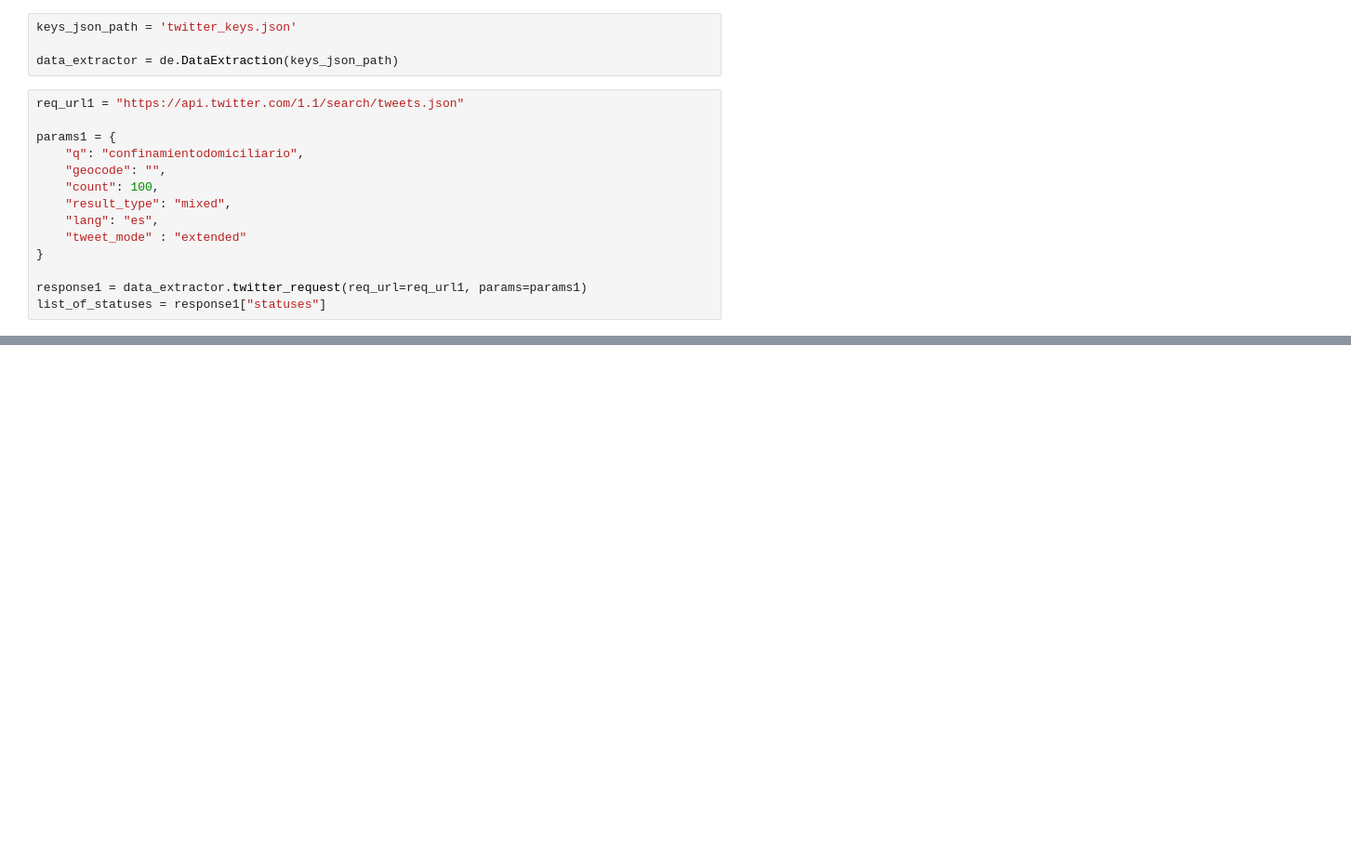
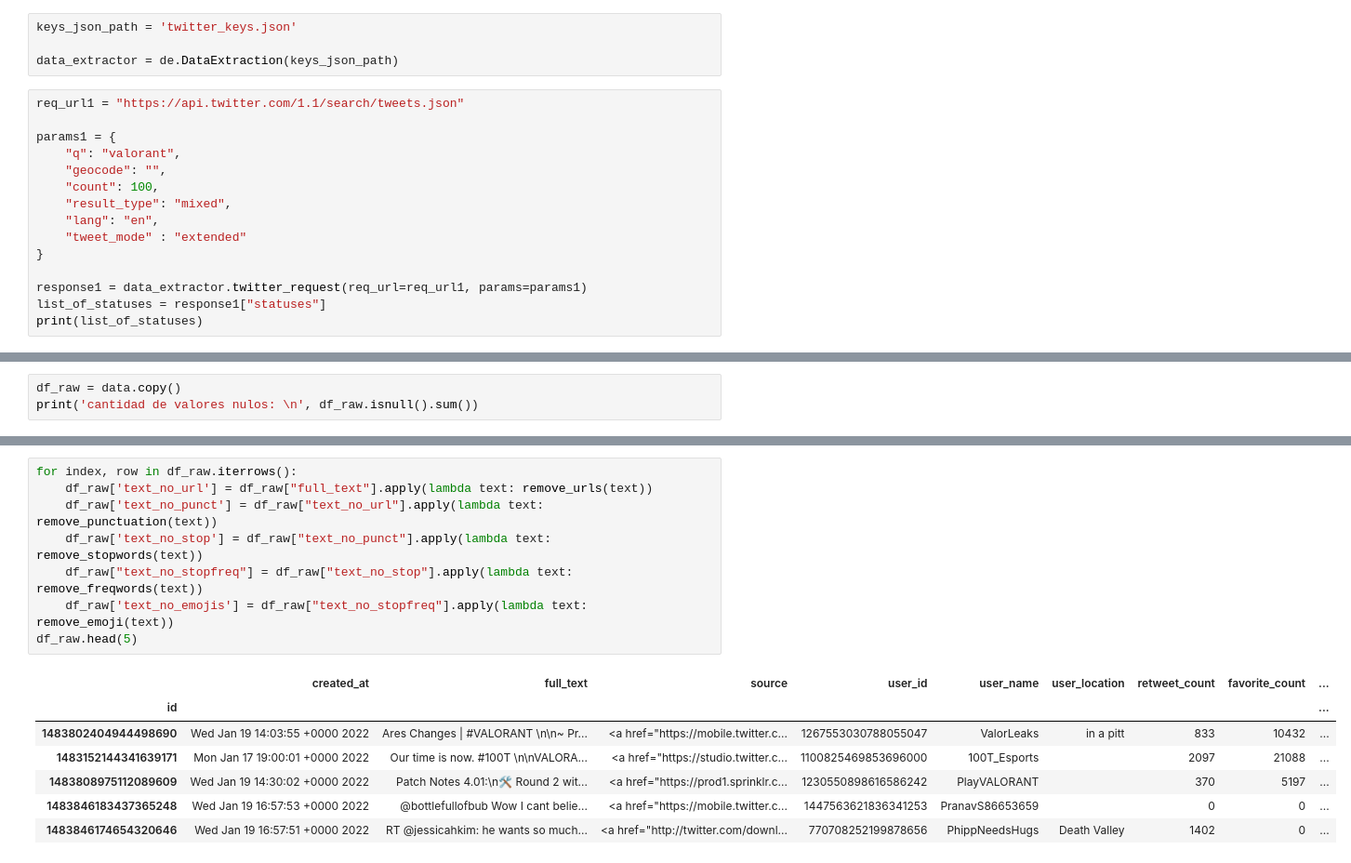
Before and after one commit to paulandreii/twitter-exploration, a Jupyter notebook: exploration.ipynb, the cells around one changed output, grey strips where cells are left out. Shown at 93% size. Cells and saved outputs as stored; diff of their text form; blank space fills up the shorter version.

Commit message:
Sentiment analysis twitter

```diff
--- a/exploration.ipynb
+++ b/exploration.ipynb
@@ -28,13 +31,14 @@ data_extractor = de.DataExtraction(keys_json_path)
 req_url1 = "https://api.twitter.com/1.1/search/tweets.json"
 
 params1 = {
-    "q": "confinamientodomiciliario",
+    "q": "valorant",
     "geocode": "",
     "count": 100,
     "result_type": "mixed",
-    "lang": "es",
+    "lang": "en",
     "tweet_mode" : "extended"
 }
 
 response1 = data_extractor.twitter_request(req_url=req_url1, params=params1)
 list_of_statuses = response1["statuses"]
+print(list_of_statuses)
@@ -45,0 +76,3 @@ list_of_tweets = data_extractor.get_all_hashtag_data_postgres(hashtag_name="conf
+# %%
+df_raw = data.copy()
+print('cantidad de valores nulos: \n', df_raw.isnull().sum())
@@ -45,0 +129,16 @@ list_of_tweets = data_extractor.get_all_hashtag_data_postgres(hashtag_name="conf
+# %%
+for index, row in df_raw.iterrows():
+    df_raw['text_no_url'] = df_raw["full_text"].apply(lambda text: remove_urls(text))
+    df_raw['text_no_punct'] = df_raw["text_no_url"].apply(lambda text: remove_punctuation(text))
+    df_raw['text_no_stop'] = df_raw["text_no_punct"].apply(lambda text: remove_stopwords(text))
+    df_raw["text_no_stopfreq"] = df_raw["text_no_stop"].apply(lambda text: remove_freqwords(text))
+    df_raw['text_no_emojis'] = df_raw["text_no_stopfreq"].apply(lambda text: remove_emoji(text))
+df_raw.head(5)
+# %% [output]
+|  | created_at | full_text | source | user_id | user_name | user_location | retweet_count | favorite_count | ... |
+| id |  |  |  |  |  |  |  |  | ... |
+| 1483802404944498690 | Wed Jan 19 14:03:55 +0000 2022 | Ares Changes | #VALORANT \n\n~ Pr... | <a href="https://mobile.twitter.c... | 1267553030788055047 | ValorLeaks | in a pitt | 833 | 10432 | ... |
+| 1483152144341639171 | Mon Jan 17 19:00:01 +0000 2022 | Our time is now. #100T \n\nVALORA... | <a href="https://studio.twitter.c... | 1100825469853696000 | 100T_Esports |  | 2097 | 21088 | ... |
+| 1483808975112089609 | Wed Jan 19 14:30:02 +0000 2022 | Patch Notes 4.01:\n🛠️ Round 2 wit... | <a href="https://prod1.sprinklr.c... | 1230550898616586242 | PlayVALORANT |  | 370 | 5197 | ... |
+| 1483846183437365248 | Wed Jan 19 16:57:53 +0000 2022 | @bottlefullofbub Wow I cant belie... | <a href="https://mobile.twitter.c... | 1447563621836341253 | PranavS86653659 |  | 0 | 0 | ... |
+| 1483846174654320646 | Wed Jan 19 16:57:51 +0000 2022 | RT @jessicahkim: he wants so much... | <a href="http://twitter.com/downl... | 770708252199878656 | PhippNeedsHugs | Death Valley | 1402 | 0 | ... |
```
Also changed, not shown: parts of 8 cells of this notebook, 1 other file.
